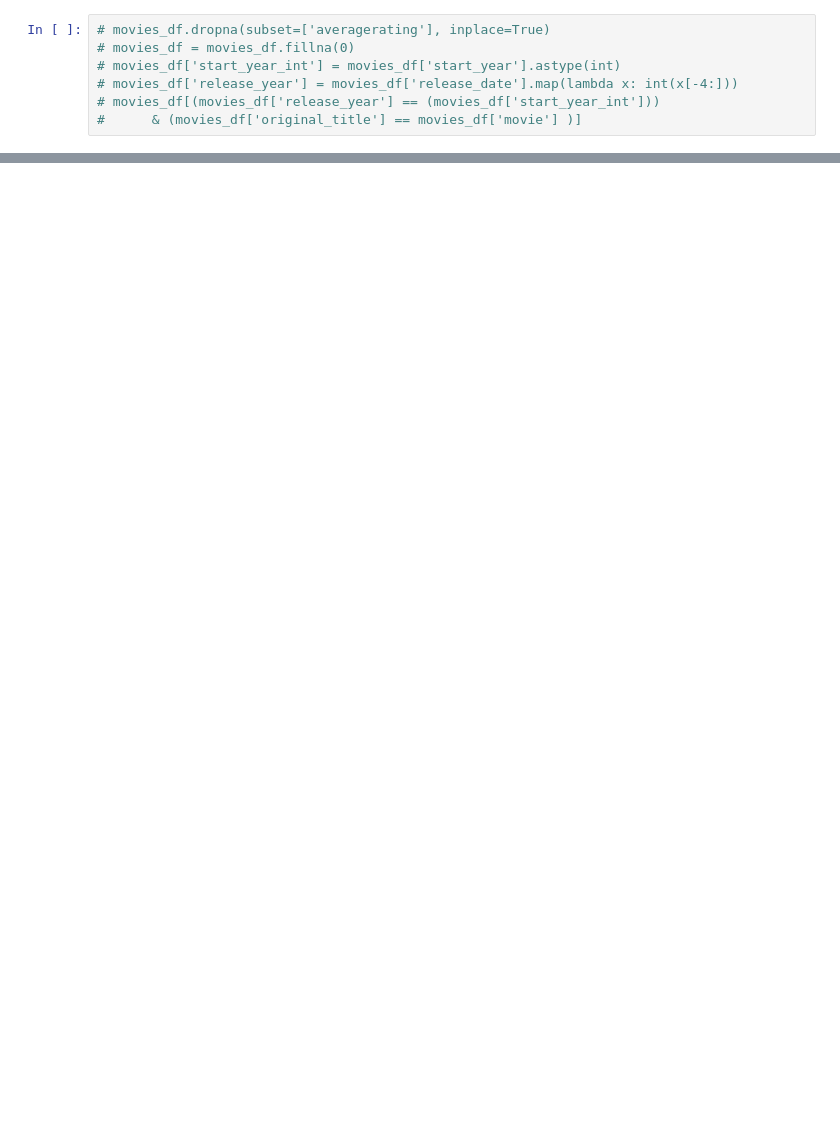
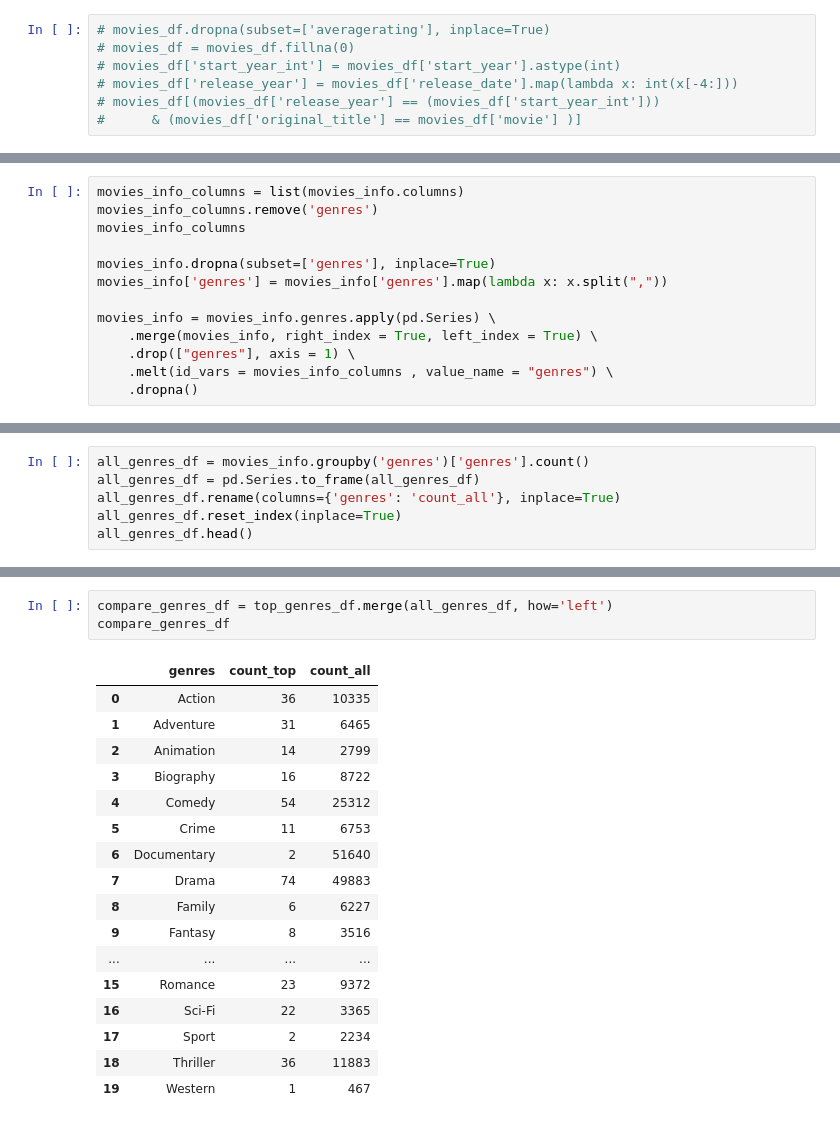
Before and after one commit to jmarkowi/Microsoft-Studios-Analysis, a Jupyter notebook: microsoft_movie_needs_analysis.ipynb, the cells around one changed output, grey strips where cells are left out. Saved outputs shown, nothing was run; the diff lists cells and outputs as text; blank space fills up the shorter version.

```diff
--- a/microsoft_movie_needs_analysis.ipynb
+++ b/microsoft_movie_needs_analysis.ipynb
@@ -251,0 +260,13 @@ movies_df = movies_df.genres.apply(pd.Series) \
+# %%
+movies_info_columns = list(movies_info.columns)
+movies_info_columns.remove('genres')
+movies_info_columns
+
+movies_info.dropna(subset=['genres'], inplace=True)
+movies_info['genres'] = movies_info['genres'].map(lambda x: x.split(","))
+
+movies_info = movies_info.genres.apply(pd.Series) \
+    .merge(movies_info, right_index = True, left_index = True) \
+    .drop(["genres"], axis = 1) \
+    .melt(id_vars = movies_info_columns , value_name = "genres") \
+    .dropna()
@@ -251,0 +302,6 @@ movies_df = movies_df.genres.apply(pd.Series) \
+# %%
+all_genres_df = movies_info.groupby('genres')['genres'].count()
+all_genres_df = pd.Series.to_frame(all_genres_df)
+all_genres_df.rename(columns={'genres': 'count_all'}, inplace=True)
+all_genres_df.reset_index(inplace=True)
+all_genres_df.head()
@@ -251,0 +328,21 @@ movies_df = movies_df.genres.apply(pd.Series) \
+# %%
+compare_genres_df = top_genres_df.merge(all_genres_df, how='left')
+compare_genres_df
+# %% [output]
+|  | genres | count_top | count_all |
+| 0 | Action | 36 | 10335 |
+| 1 | Adventure | 31 | 6465 |
+| 2 | Animation | 14 | 2799 |
+| 3 | Biography | 16 | 8722 |
+| 4 | Comedy | 54 | 25312 |
+| 5 | Crime | 11 | 6753 |
+| 6 | Documentary | 2 | 51640 |
+| 7 | Drama | 74 | 49883 |
+| 8 | Family | 6 | 6227 |
+| 9 | Fantasy | 8 | 3516 |
+| ... | ... | ... | ... |
+| 15 | Romance | 23 | 9372 |
+| 16 | Sci-Fi | 22 | 3365 |
+| 17 | Sport | 2 | 2234 |
+| 18 | Thriller | 36 | 11883 |
+| 19 | Western | 1 | 467 |
```
Also changed, not shown: parts of 30 cells of this notebook.
